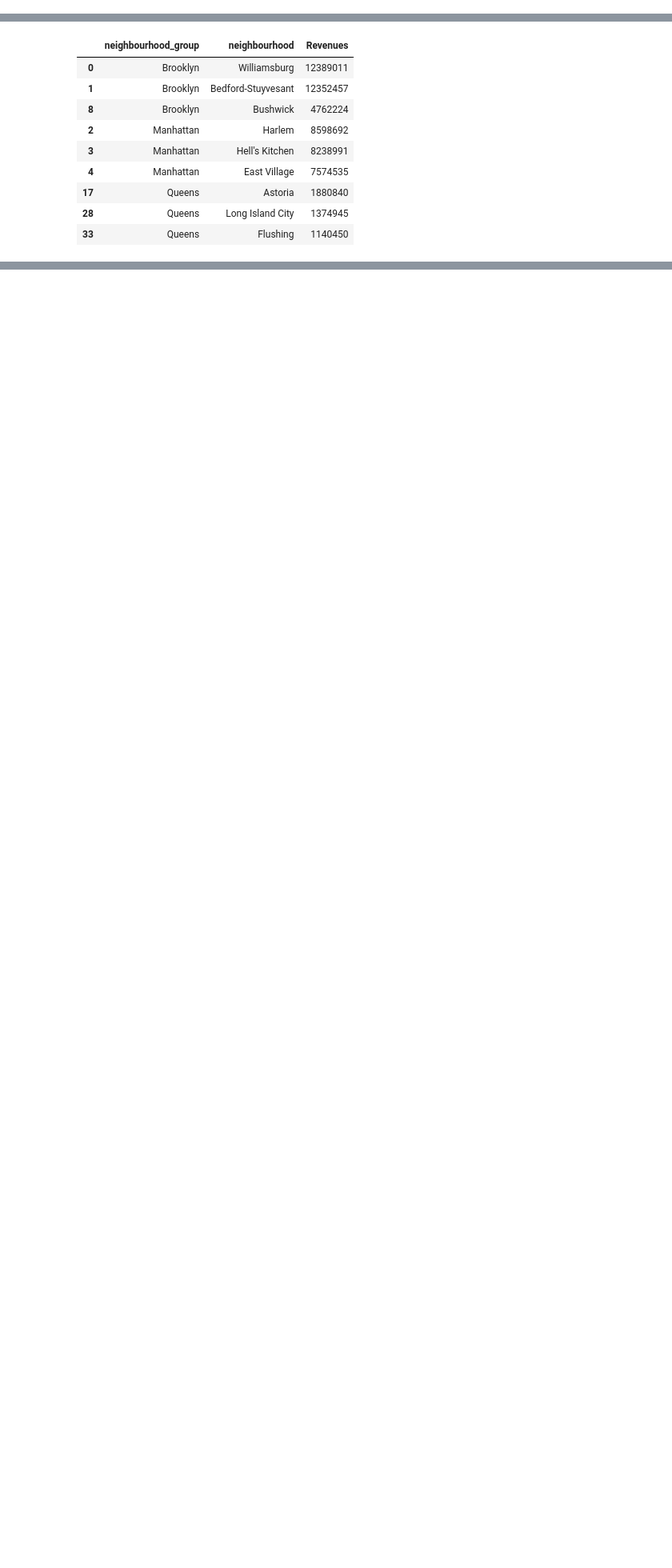
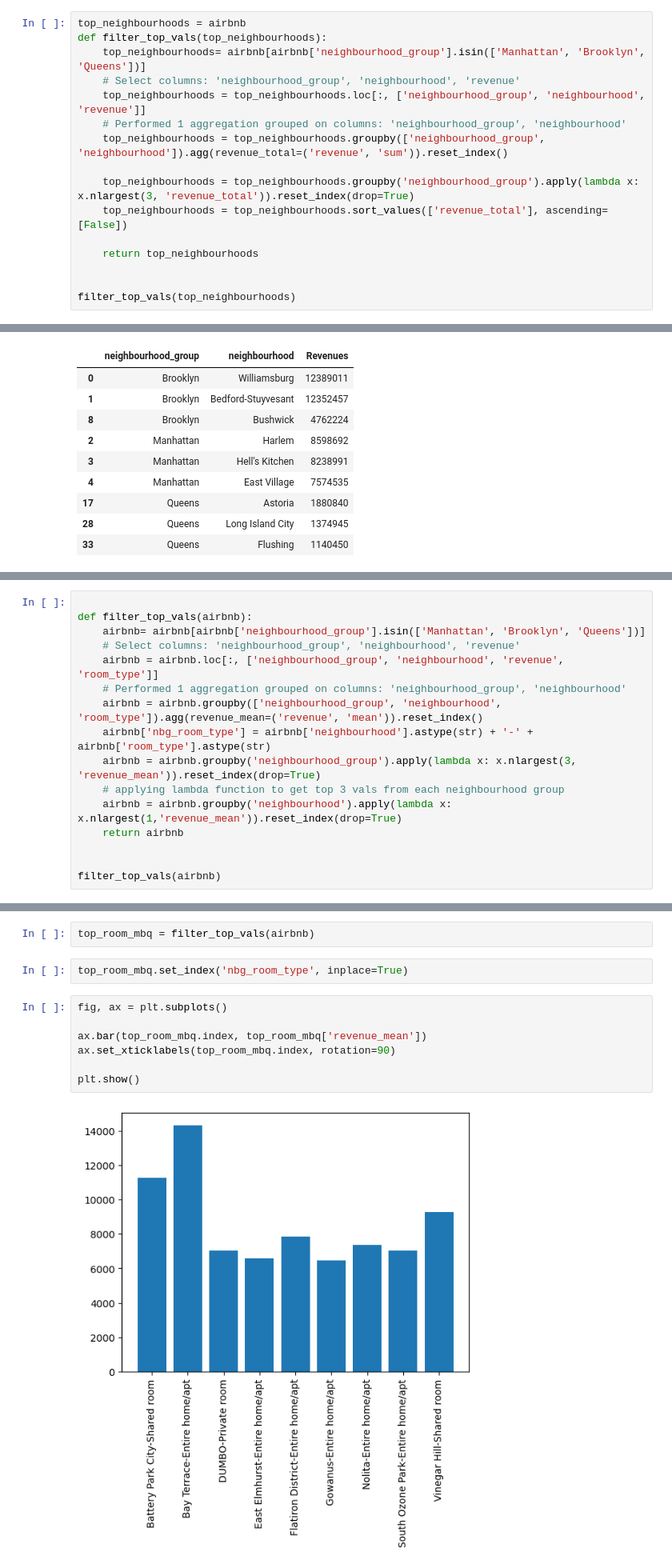
Before and after one commit to mapsg91/airbnb, a Jupyter notebook: Airbnb_Exercise_Student_Facing_021023.ipynb, the cells around one changed output, grey strips where cells are left out. Shown at 80% size. Saved outputs shown, nothing was run; the diff lists cells and outputs as text; blank space fills up the shorter version.

```diff
--- a/Airbnb_Exercise_Student_Facing_021023.ipynb
+++ b/Airbnb_Exercise_Student_Facing_021023.ipynb
@@ -300,0 +242,16 @@ top_3_nbhoods
+# %%
+top_neighbourhoods = airbnb
+def filter_top_vals(top_neighbourhoods):
+    top_neighbourhoods= airbnb[airbnb['neighbourhood_group'].isin(['Manhattan', 'Brooklyn', 'Queens'])]
+    # Select columns: 'neighbourhood_group', 'neighbourhood', 'revenue'
+    top_neighbourhoods = top_neighbourhoods.loc[:, ['neighbourhood_group', 'neighbourhood', 'revenue']]
+    # Performed 1 aggregation grouped on columns: 'neighbourhood_group', 'neighbourhood'
+    top_neighbourhoods = top_neighbourhoods.groupby(['neighbourhood_group', 'neighbourhood']).agg(revenue_total=('revenue', 'sum')).reset_index()
+
+    top_neighbourhoods = top_neighbourhoods.groupby('neighbourhood_group').apply(lambda x: x.nlargest(3, 'revenue_total')).reset_index(drop=True)
+    top_neighbourhoods = top_neighbourhoods.sort_values(['revenue_total'], ascending=[False])
+
+    return top_neighbourhoods
+
+
+filter_top_vals(top_neighbourhoods)
@@ -364,0 +317,16 @@ This is a tricky question that will *test* your group-by skills. Think back to t
+# %%
+
+def filter_top_vals(airbnb):
+    airbnb= airbnb[airbnb['neighbourhood_group'].isin(['Manhattan', 'Brooklyn', 'Queens'])]
+    # Select columns: 'neighbourhood_group', 'neighbourhood', 'revenue'
+    airbnb = airbnb.loc[:, ['neighbourhood_group', 'neighbourhood', 'revenue', 'room_type']]
+    # Performed 1 aggregation grouped on columns: 'neighbourhood_group', 'neighbourhood'
+    airbnb = airbnb.groupby(['neighbourhood_group', 'neighbourhood', 'room_type']).agg(revenue_mean=('revenue', 'mean')).reset_index()
+    airbnb['nbg_room_type'] = airbnb['neighbourhood'].astype(str) + '-' + airbnb['room_type'].astype(str)
+    airbnb = airbnb.groupby('neighbourhood_group').apply(lambda x: x.nlargest(3, 'revenue_mean')).reset_index(drop=True)
+    # applying lambda function to get top 3 vals from each neighbourhood group
+    airbnb = airbnb.groupby('neighbourhood').apply(lambda x: x.nlargest(1,'revenue_mean')).reset_index(drop=True)
+    return airbnb
+
+
+filter_top_vals(airbnb)
@@ -365,3 +344,16 @@ This is a tricky question that will *test* your group-by skills. Think back to t
+# %%
+top_room_mbq = filter_top_vals(airbnb)
+# %%
+top_room_mbq.set_index('nbg_room_type', inplace=True)
+# %%
+fig, ax = plt.subplots()
+
+ax.bar(top_room_mbq.index, top_room_mbq['revenue_mean'])
+ax.set_xticklabels(top_room_mbq.index, rotation=90)
+
+plt.show()
+# %% [output]
+[figure, added]
 # %% [markdown]
 <h2 style='color:salmon'> Sample Output </h3>
 # %%
```
Also changed, not shown: parts of 14 cells of this notebook, 2 other files.
